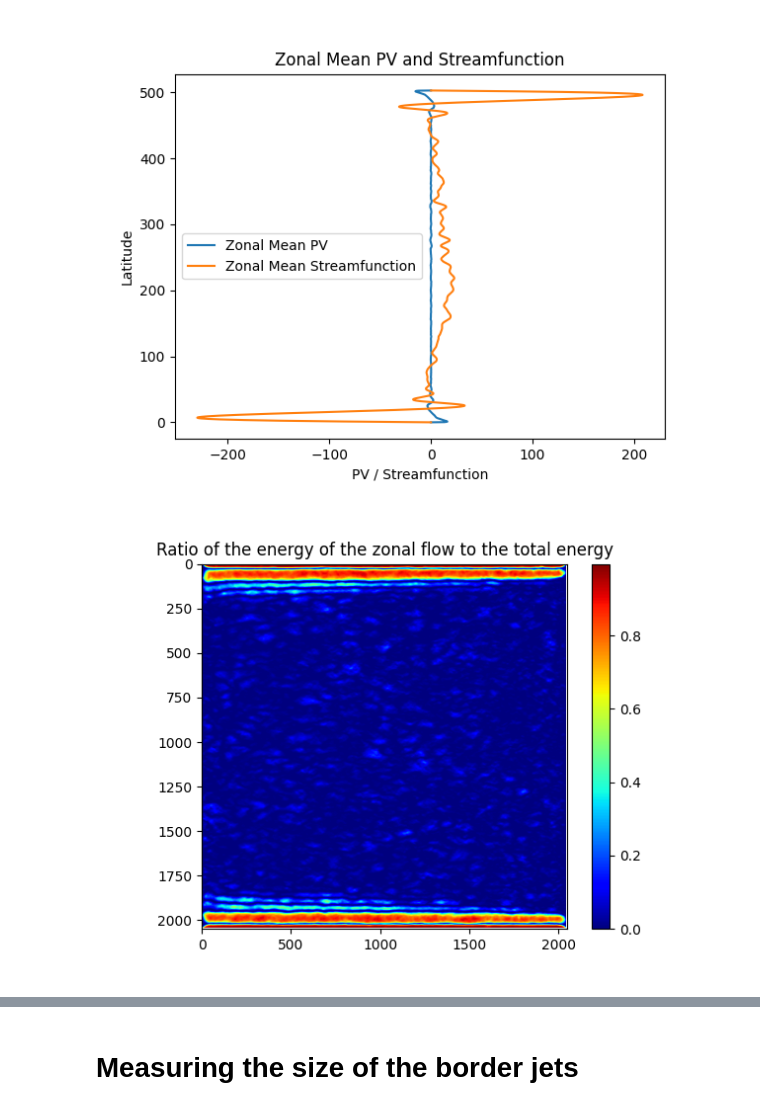
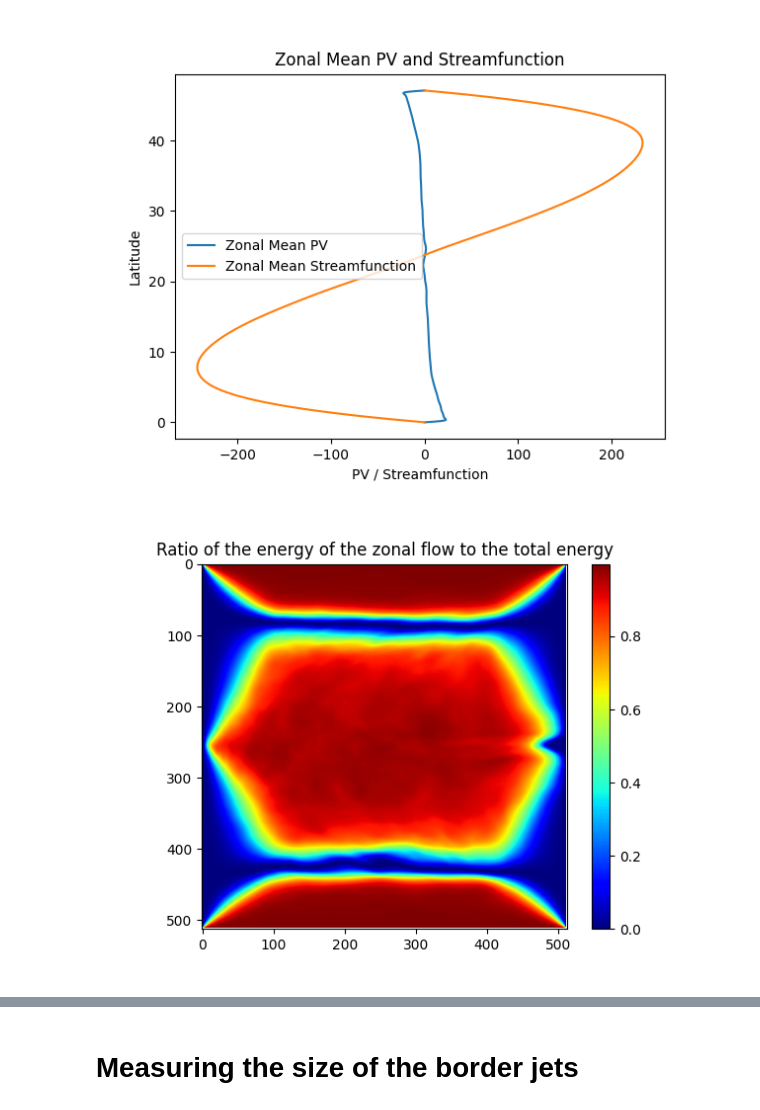
Before and after one commit to LennardMiller/Stage_M2, a Jupyter notebook: Fofonoff_and_Jets.ipynb, the cells around one changed output, grey strips where cells are left out. Cells and saved outputs as stored; diff of their text form; code cells hidden in the pictures.

```diff
--- a/Fofonoff_and_Jets.ipynb
+++ b/Fofonoff_and_Jets.ipynb
@@ -14,7 +14,7 @@ import xarray as xr
 import scipy as sp
 # %%
 #Number of simulation
-n=319
+n=612
 
 #choose between 'local' or 'dahu'
 where='dahu'
@@ -201,37 +203,37 @@ plt.legend()
 plt.title('Zonal Mean PV and Streamfunction')
 plt.show()
 # %% [output]
-[figure, old version]
+[figure, new version]
 # %%
-tstart=-30
+tstart=-29
 
 
 #Computing the energy ratios
 delta=Lx/nx
 
 u,v=op.calc_uv(psi[tstart:,0,:,:],delta,bc_fac)
 energy=0.5*(u**2+v**2)
 
 #Mean energy
 energy_tot=np.mean(energy,axis=0)
 
 #Energy of the mean zonal flow
 energy_zonal=0.5*(np.mean(u,axis=0)**2)
 
 #Energy of the mean flow
 energy_mean=0.5*(np.mean(np.sqrt(u**2+v**2),axis=0)**2)
 
 
 ratioUzonUtot=energy_zonal/energy_tot
 ratioUmeanUtot=energy_mean/energy_tot
 
 
 plt.figure()
 plt.imshow(ratioUzonUtot, cmap='jet')
 
 plt.colorbar()
 plt.title('Ratio of the energy of the zonal flow to the total energy')
 
 plt.show()
 # %% [output]
-[figure, old version]
+[figure, new version]
```
Also changed, not shown: parts of 8 cells of this notebook, 23 other files.
